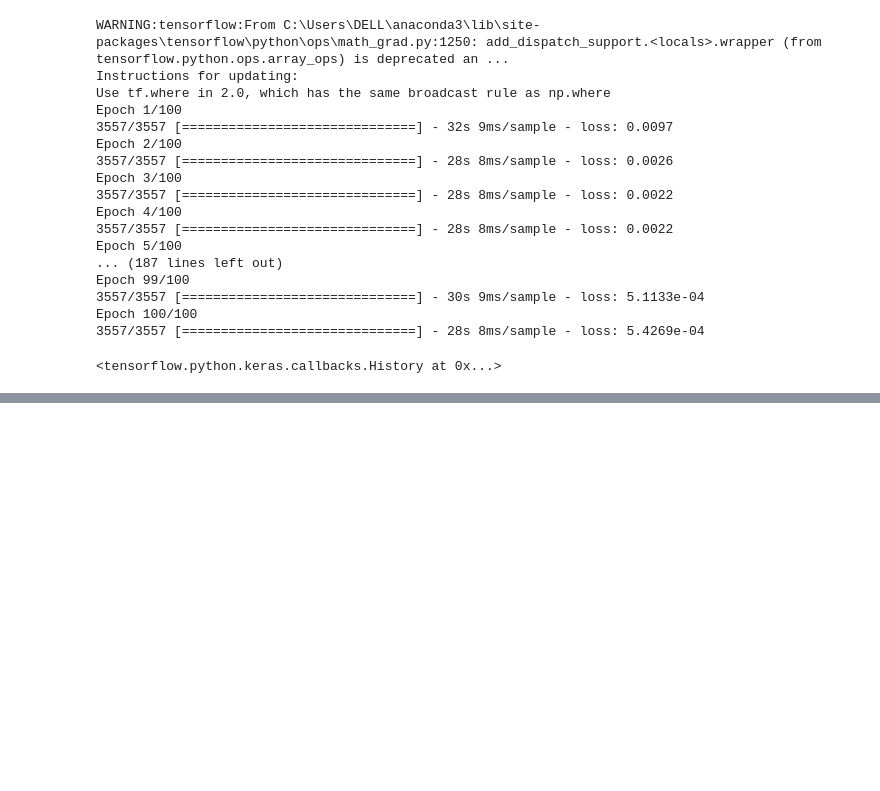
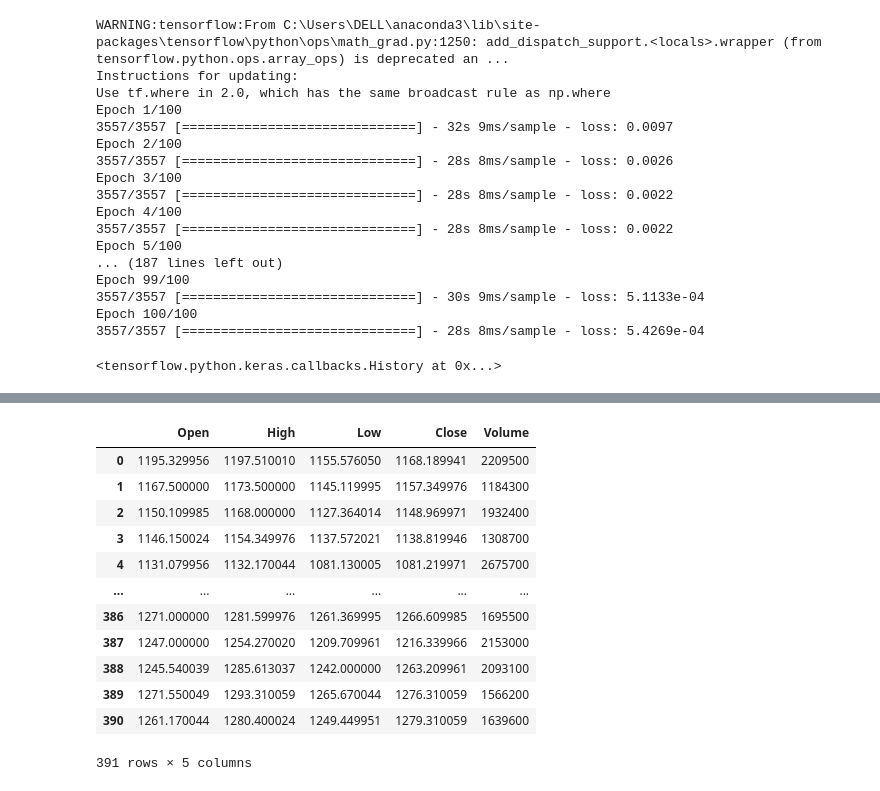
Before and after one commit to marks5dawkins/google_stock_prediction, a Jupyter notebook: Untitled.ipynb, the cells around one changed output, grey strips where cells are left out. Drawn from its saved outputs; the diff is of its cells as text; code cells hidden in the pictures; blank space fills up the shorter version.

```diff
--- a/Untitled.ipynb
+++ b/Untitled.ipynb
@@ -174,0 +199,18 @@ Epoch 100/100
+# %%
+# Creating The New Test Data
+new_testing_data = past_60_days_data.append(testing_data, ignore_index = True)
+new_testing_data
+# %% [output]
+|  | Open | High | Low | Close | Volume |
+| 0 | 1195.329956 | 1197.510010 | 1155.576050 | 1168.189941 | 2209500 |
+| 1 | 1167.500000 | 1173.500000 | 1145.119995 | 1157.349976 | 1184300 |
+| 2 | 1150.109985 | 1168.000000 | 1127.364014 | 1148.969971 | 1932400 |
+| 3 | 1146.150024 | 1154.349976 | 1137.572021 | 1138.819946 | 1308700 |
+| 4 | 1131.079956 | 1132.170044 | 1081.130005 | 1081.219971 | 2675700 |
+| ... | ... | ... | ... | ... | ... |
+| 386 | 1271.000000 | 1281.599976 | 1261.369995 | 1266.609985 | 1695500 |
+| 387 | 1247.000000 | 1254.270020 | 1209.709961 | 1216.339966 | 2153000 |
+| 388 | 1245.540039 | 1285.613037 | 1242.000000 | 1263.209961 | 2093100 |
+| 389 | 1271.550049 | 1293.310059 | 1265.670044 | 1276.310059 | 1566200 |
+| 390 | 1261.170044 | 1280.400024 | 1249.449951 | 1279.310059 | 1639600 |
+391 rows × 5 columns
```
Also changed, not shown: parts of 5 cells of this notebook.
